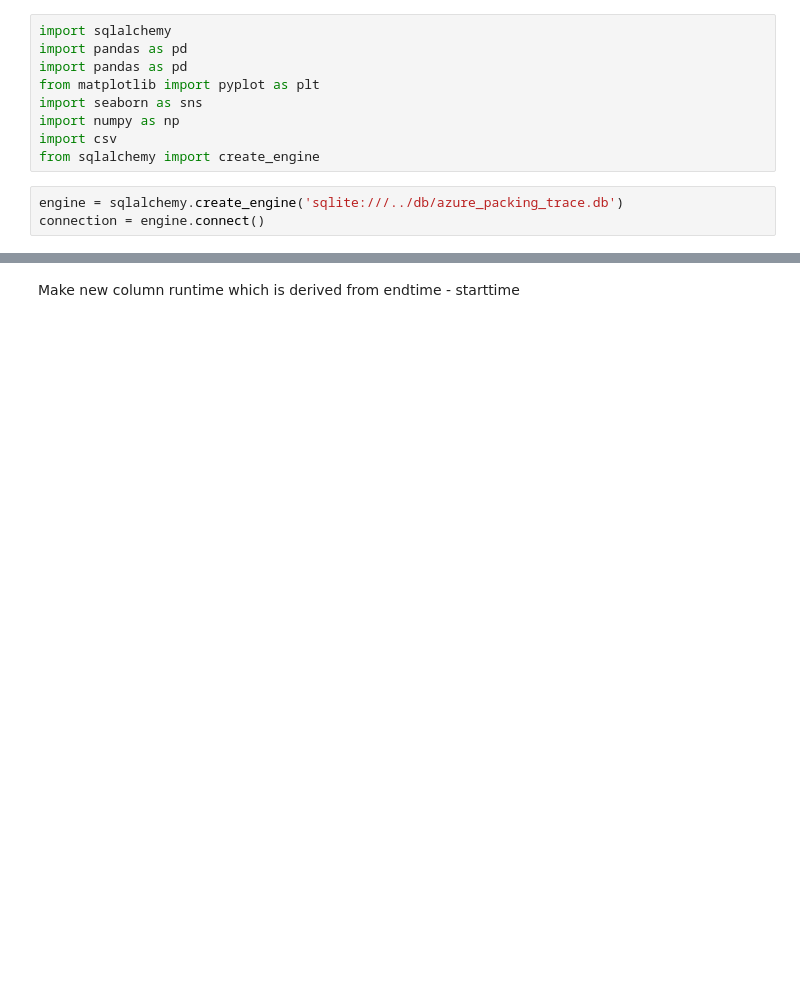
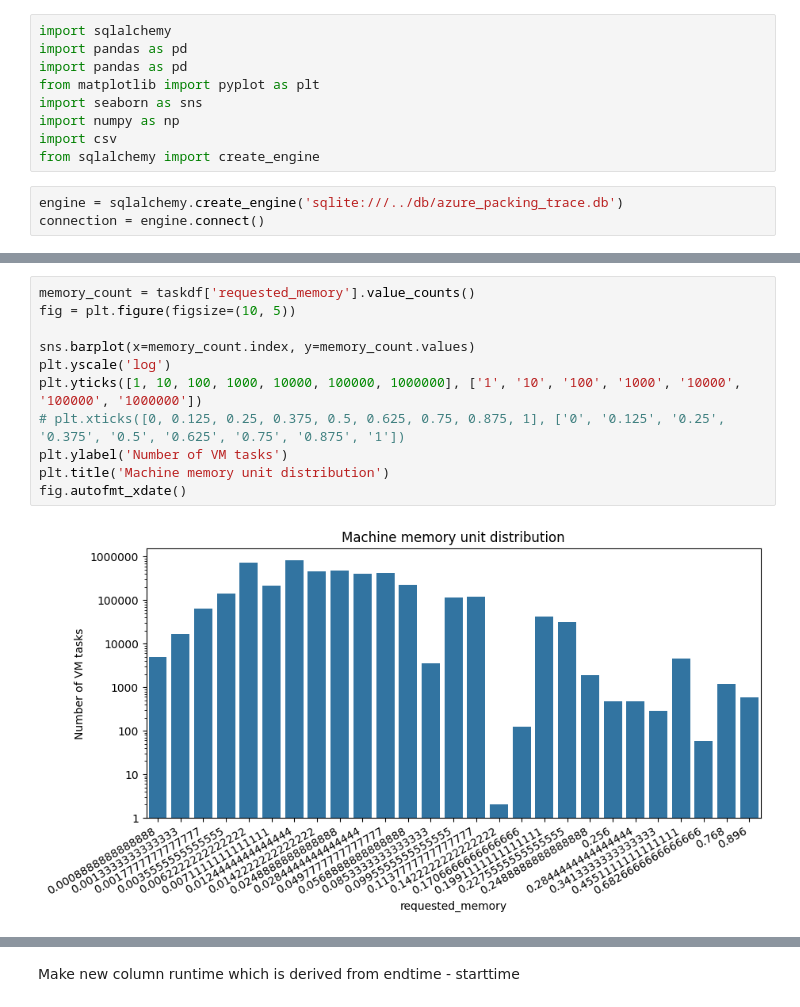
Before and after one commit to Teddies1/sc4079-fyp, a Jupyter notebook: azure_test.ipynb, the cells around one changed output, grey strips where cells are left out. Saved outputs shown, nothing was run; the diff lists cells and outputs as text; blank space fills up the shorter version.

```diff
--- a/azure_test.ipynb
+++ b/azure_test.ipynb
@@ -33 +41,14 @@ plt.title('Machine CPU unit distribution')
+# %%
+memory_count = taskdf['requested_memory'].value_counts()
+fig = plt.figure(figsize=(10, 5))
+
+sns.barplot(x=memory_count.index, y=memory_count.values)
+plt.yscale('log')
+plt.yticks([1, 10, 100, 1000, 10000, 100000, 1000000], ['1', '10', '100', '1000', '10000', '100000', '1000000'])
+# plt.xticks([0, 0.125, 0.25, 0.375, 0.5, 0.625, 0.75, 0.875, 1], ['0', '0.125', '0.25', '0.375', '0.5', '0.625', '0.75', '0.875', '1'])
+plt.ylabel('Number of VM tasks')
+plt.title('Machine memory unit distribution')
+fig.autofmt_xdate()
+# %% [output]
+[figure, added]
 # %%
```
Also changed, not shown: parts of 17 cells of this notebook.
